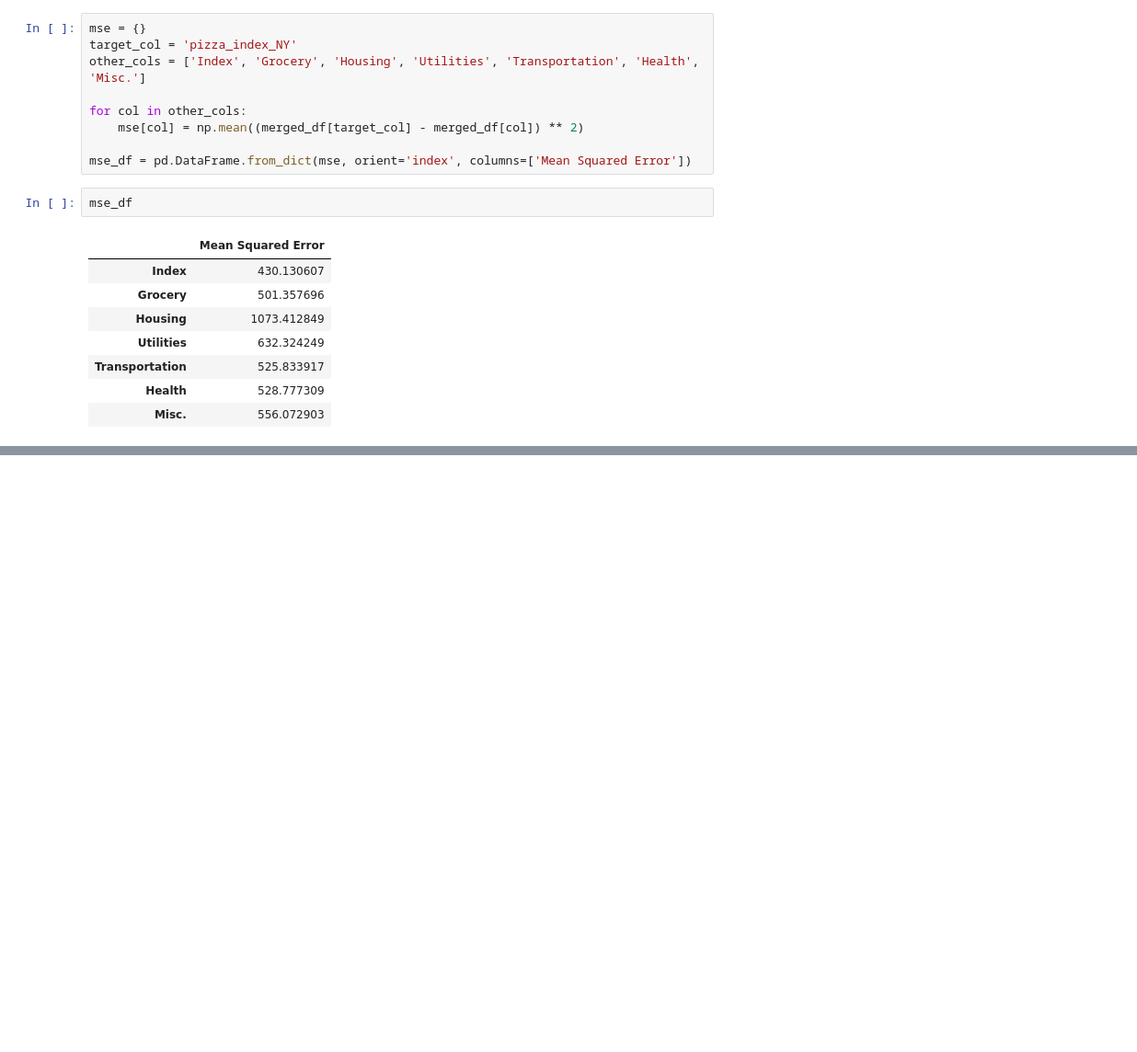
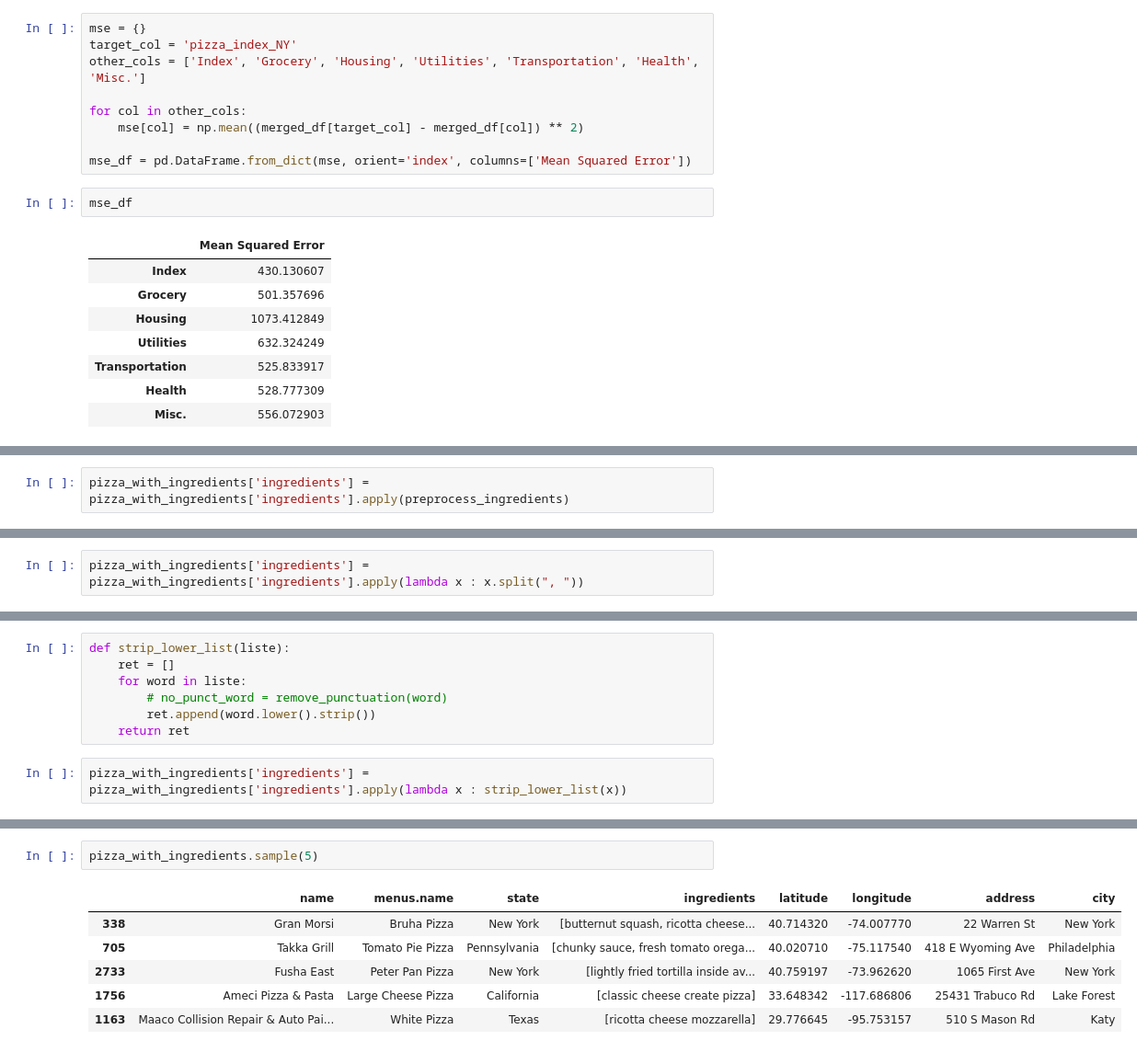
Before and after one commit to com-480-data-visualization/project-2023-viz-exe, a Jupyter notebook: Pizza_index.ipynb, the cells around one changed output, grey strips where cells are left out. Shown at 92% size. Saved outputs shown, nothing was run; the diff lists cells and outputs as text; blank space fills up the shorter version.

```diff
--- a/Pizza_index.ipynb
+++ b/Pizza_index.ipynb
@@ -327,0 +357,2 @@ mse_df
+# %%
+pizza_with_ingredients['ingredients'] = pizza_with_ingredients['ingredients'].apply(preprocess_ingredients)
@@ -327,0 +365,2 @@ mse_df
+# %%
+pizza_with_ingredients['ingredients'] = pizza_with_ingredients['ingredients'].apply(lambda x : x.split(", "))
@@ -327,0 +378,9 @@ mse_df
+# %%
+def strip_lower_list(liste):
+    ret = []
+    for word in liste:
+        # no_punct_word = remove_punctuation(word)
+        ret.append(word.lower().strip())
+    return ret
+# %%
+pizza_with_ingredients['ingredients'] = pizza_with_ingredients['ingredients'].apply(lambda x : strip_lower_list(x))
@@ -327,0 +444,9 @@ mse_df
+# %%
+pizza_with_ingredients.sample(5)
+# %% [output]
+|  | name | menus.name | state | ingredients | latitude | longitude | address | city |
+| 338 | Gran Morsi | Bruha Pizza | New York | [butternut squash, ricotta cheese... | 40.714320 | -74.007770 | 22 Warren St | New York |
+| 705 | Takka Grill | Tomato Pie Pizza | Pennsylvania | [chunky sauce, fresh tomato orega... | 40.020710 | -75.117540 | 418 E Wyoming Ave | Philadelphia |
+| 2733 | Fusha East | Peter Pan Pizza | New York | [lightly fried tortilla inside av... | 40.759197 | -73.962620 | 1065 First Ave | New York |
+| 1756 | Ameci Pizza & Pasta | Large Cheese Pizza | California | [classic cheese create pizza] | 33.648342 | -117.686806 | 25431 Trabuco Rd | Lake Forest |
+| 1163 | Maaco Collision Repair & Auto Pai... | White Pizza | Texas | [ricotta cheese mozzarella] | 29.776645 | -95.753157 | 510 S Mason Rd | Katy |
```
Also changed, not shown: parts of 36 cells of this notebook.
